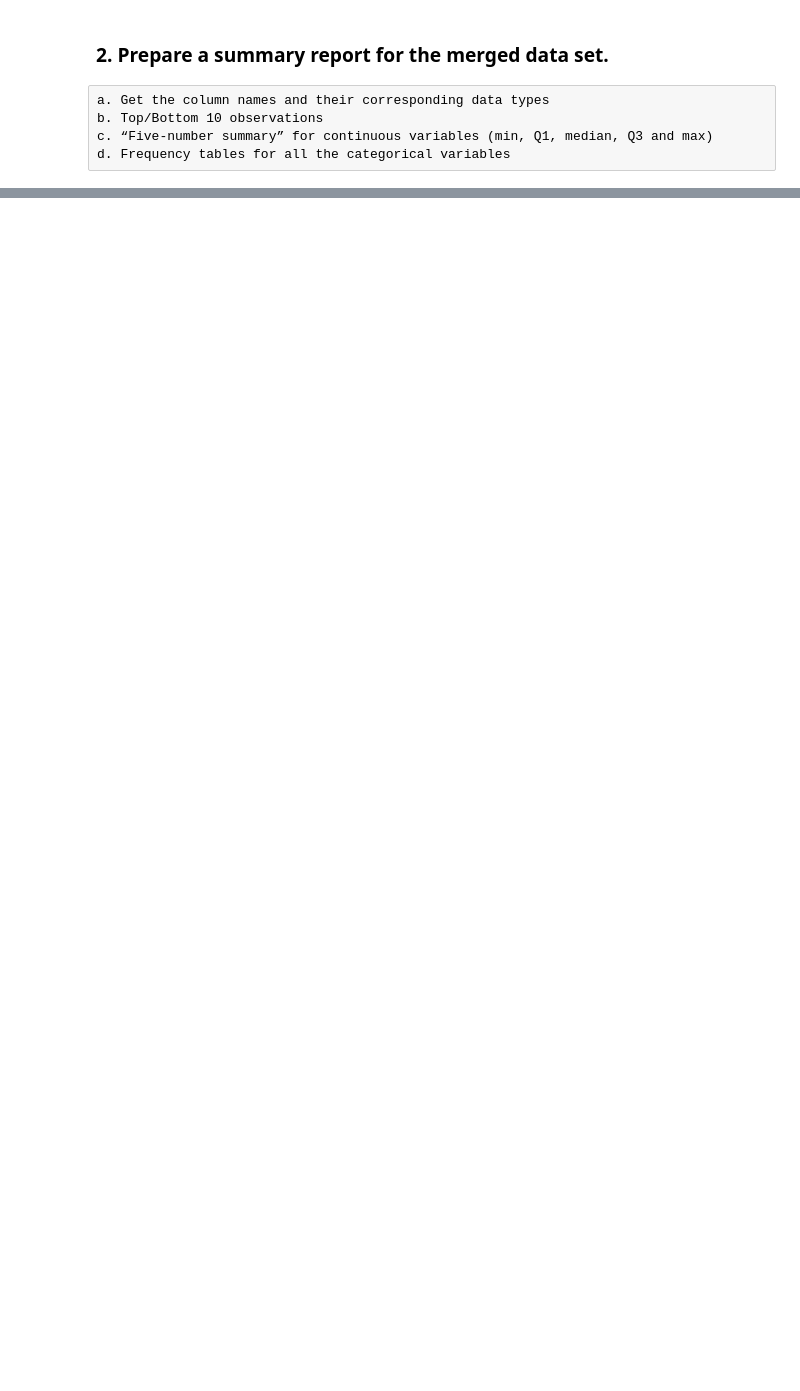
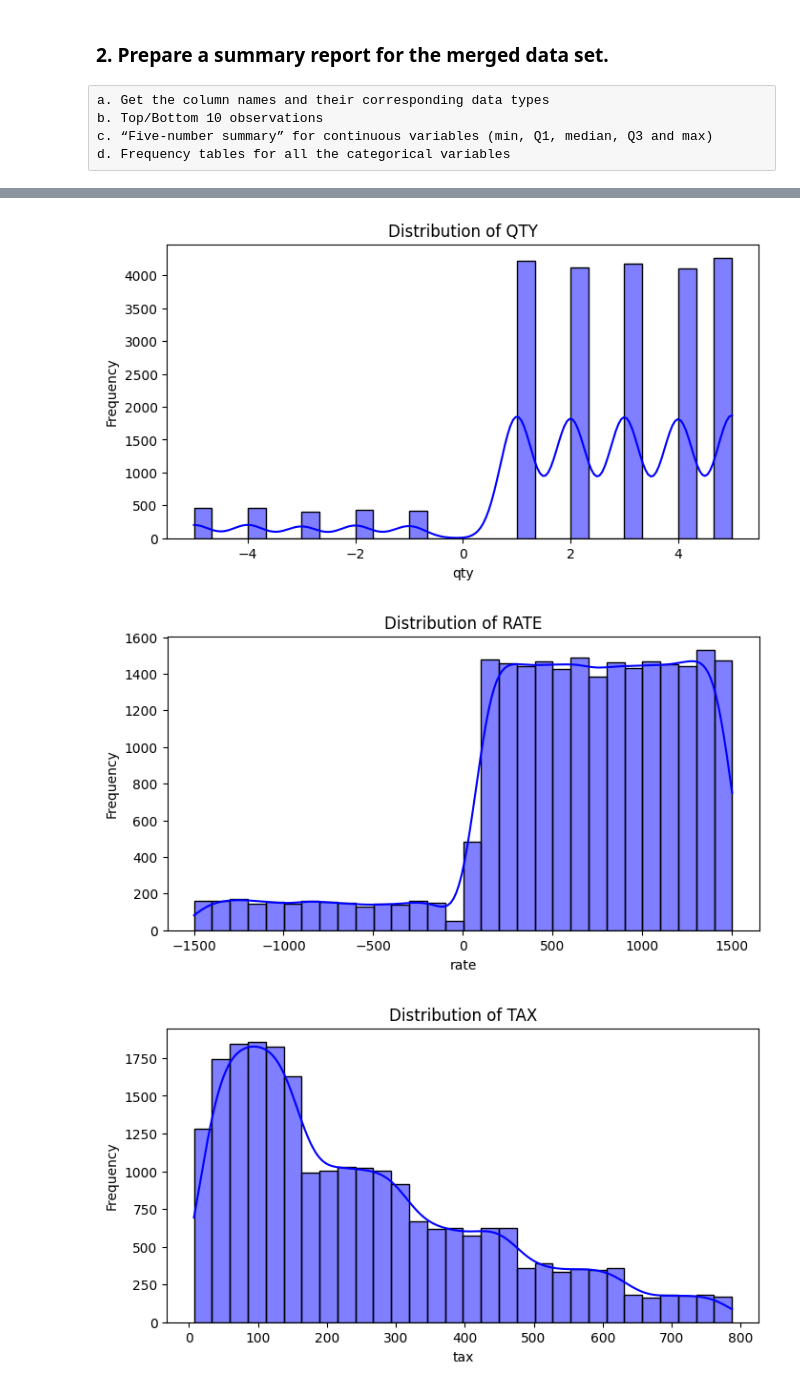
Before and after one commit to Flute22/Python, a Jupyter notebook: Projects/Retail_Case_Study/solution.ipynb, the cells around one changed output, grey strips where cells are left out. Saved outputs shown, nothing was run; the diff lists cells and outputs as text; code cells hidden in the pictures; blank space fills up the shorter version.

```diff
--- a/Projects/Retail_Case_Study/solution.ipynb
+++ b/Projects/Retail_Case_Study/solution.ipynb
@@ -123,0 +110,19 @@ Name: count, dtype: int64
+# %%
+# Step 1: Generate a list of continuous variable
+continuous_var = ['qty', 'rate', 'tax', 'total_amt']
+
+for col in continuous_var:
+    # Set the size of the graph window (width, height)
+    plt.figure(figsize=(8, 4))
+
+    # sns.histplot create a histogram. kde=True add a smooth trend line over the bars.
+    sns.histplot(customer_final[col], kde=True, color='blue', bins=30)
+
+    plt.title(f'Distribution of {col.upper()}')
+    plt.xlabel(col)
+    plt.ylabel('Frequency')
+    plt.show()
+# %% [output]
+[figure, added]
+[figure, added]
+[figure, added]
```
Also changed, not shown: parts of 53 cells of this notebook, 1 other file.
